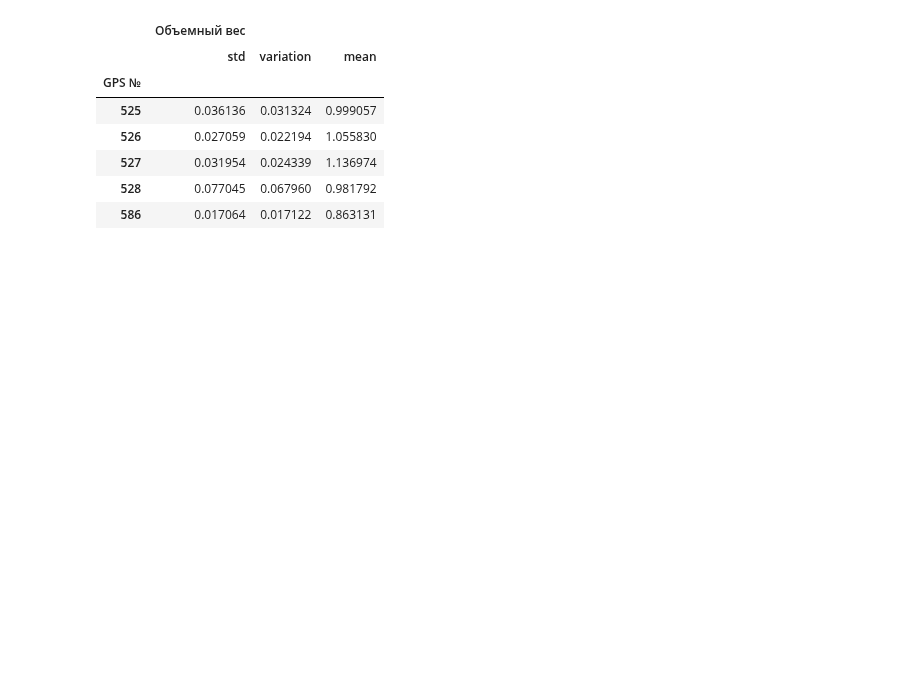
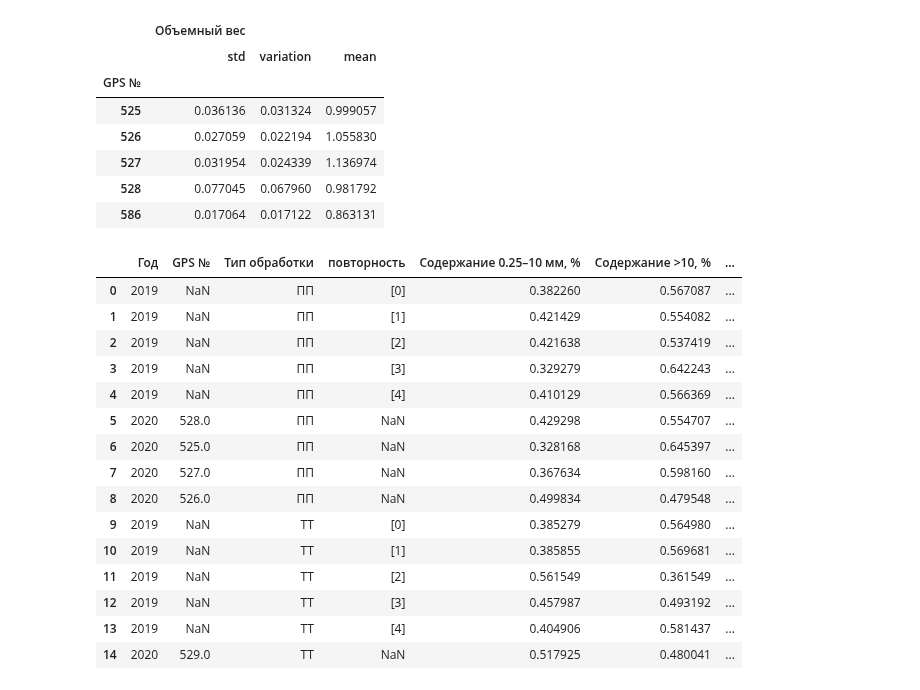
Before and after one commit to hukitoc94/total_archangelskiy, a Jupyter notebook: field_data/agrophysics.ipynb, the cells around one changed output. Cells and saved outputs as stored; diff of their text form; code cells hidden in the pictures; blank space fills up the shorter version.

```diff
--- a/field_data/agrophysics.ipynb
+++ b/field_data/agrophysics.ipynb
@@ -120,3 +117,22 @@ stats
 | 527 | 0.031954 | 0.024339 | 1.136974 |
 | 528 | 0.077045 | 0.067960 | 0.981792 |
 | 586 | 0.017064 | 0.017122 | 0.863131 |
+# %%
+agrofiz
+# %% [output]
+|  | Год | GPS № | Тип обработки | повторность | Содержание 0.25–10 мм, % | Содержание >10, % | ... |
+| 0 | 2019 | NaN | ПП | [0] | 0.382260 | 0.567087 | ... |
+| 1 | 2019 | NaN | ПП | [1] | 0.421429 | 0.554082 | ... |
+| 2 | 2019 | NaN | ПП | [2] | 0.421638 | 0.537419 | ... |
+| 3 | 2019 | NaN | ПП | [3] | 0.329279 | 0.642243 | ... |
+| 4 | 2019 | NaN | ПП | [4] | 0.410129 | 0.566369 | ... |
+| 5 | 2020 | 528.0 | ПП | NaN | 0.429298 | 0.554707 | ... |
+| 6 | 2020 | 525.0 | ПП | NaN | 0.328168 | 0.645397 | ... |
+| 7 | 2020 | 527.0 | ПП | NaN | 0.367634 | 0.598160 | ... |
+| 8 | 2020 | 526.0 | ПП | NaN | 0.499834 | 0.479548 | ... |
+| 9 | 2019 | NaN | ТТ | [0] | 0.385279 | 0.564980 | ... |
+| 10 | 2019 | NaN | ТТ | [1] | 0.385855 | 0.569681 | ... |
+| 11 | 2019 | NaN | ТТ | [2] | 0.561549 | 0.361549 | ... |
+| 12 | 2019 | NaN | ТТ | [3] | 0.457987 | 0.493192 | ... |
+| 13 | 2019 | NaN | ТТ | [4] | 0.404906 | 0.581437 | ... |
+| 14 | 2020 | 529.0 | ТТ | NaN | 0.517925 | 0.480041 | ... |
```
Also changed, not shown: parts of 11 cells of this notebook, 8 other files.
